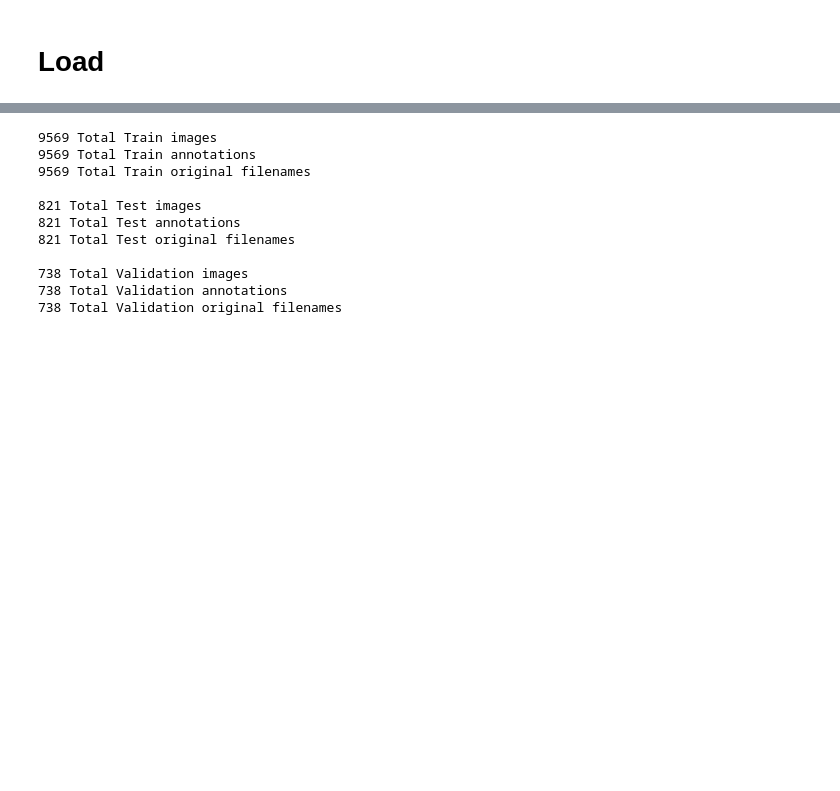
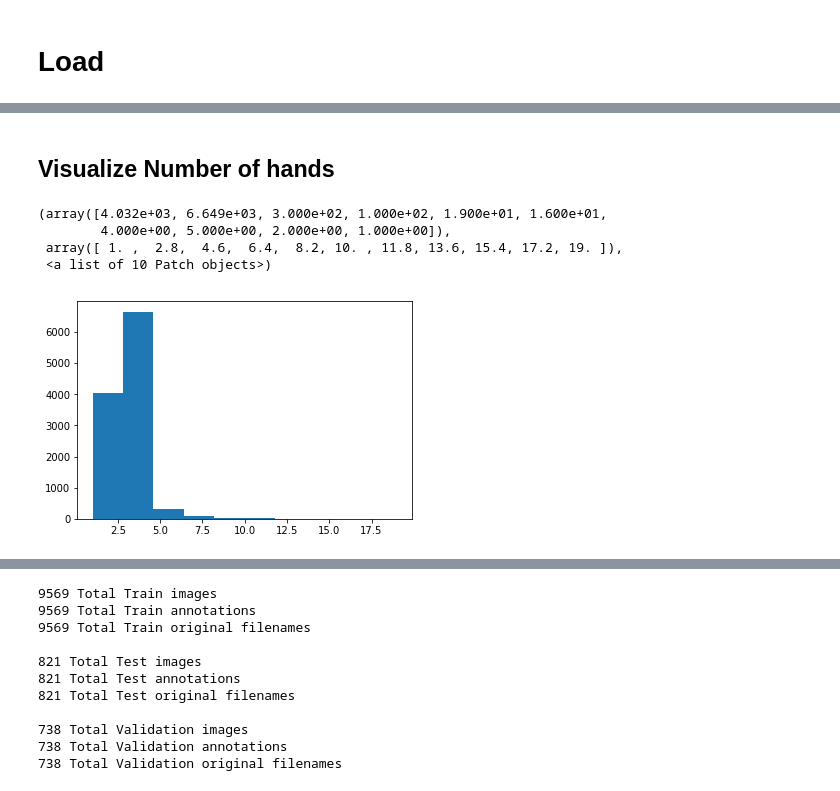
Before and after one commit to kjprice/smu-capstone, a Jupyter notebook: notebooks/Preprocessing/Hands Localization - resize data and annotations.ipynb, the cells around one changed output, grey strips where cells are left out. Drawn from its saved outputs; the diff is of its cells as text; code cells hidden in the pictures; blank space fills up the shorter version.

```diff
--- a/notebooks/Preprocessing/Hands Localization - resize data and annotations.ipynb
+++ b/notebooks/Preprocessing/Hands Localization - resize data and annotations.ipynb
@@ -277,0 +299,12 @@ Wall time: 14.8 s
+# %% [markdown]
+## Visualize Number of hands
+# %%
+hand_counts = train_hand_counts + train_lisa_hand_counts + test_hand_counts + val_hand_counts
+# %%
+plt.hist(hand_counts)
+# %% [output]
+(array([4.032e+03, 6.649e+03, 3.000e+02, 1.000e+02, 1.900e+01, 1.600e+01,
+        4.000e+00, 5.000e+00, 2.000e+00, 1.000e+00]),
+ array([ 1. ,  2.8,  4.6,  6.4,  8.2, 10. , 11.8, 13.6, 15.4, 17.2, 19. ]),
+ <a list of 10 Patch objects>)
+[figure, added]
```
Also changed, not shown: parts of 16 cells of this notebook.
